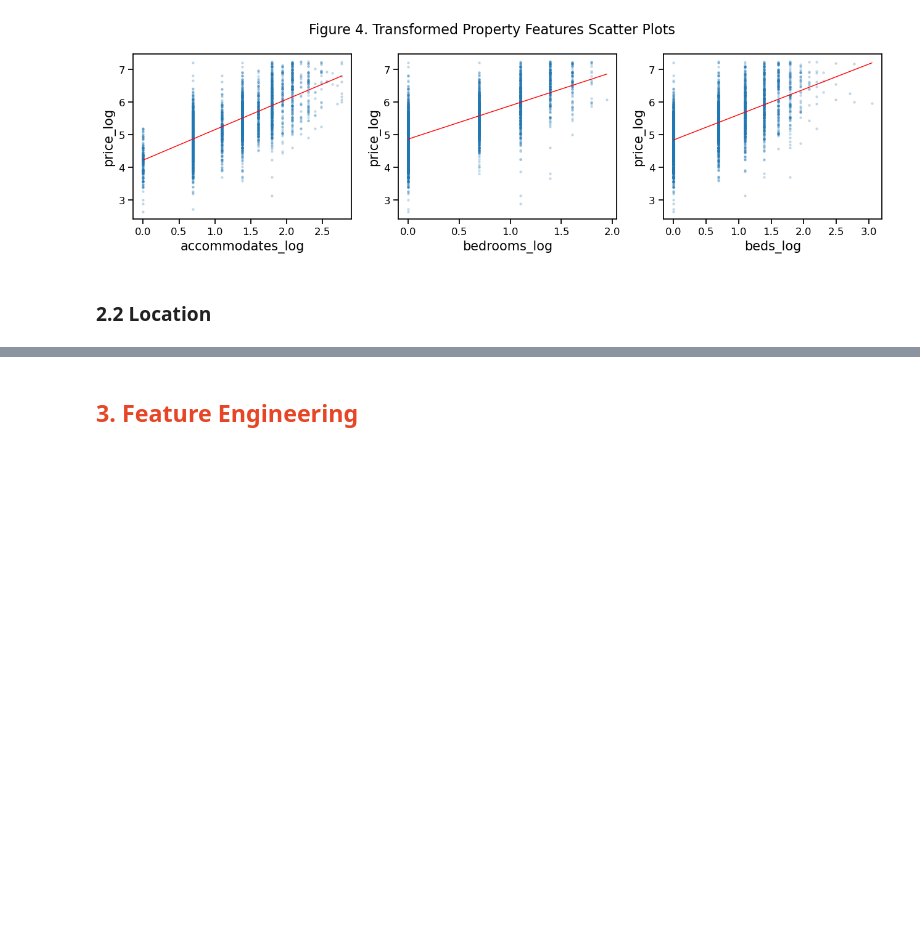
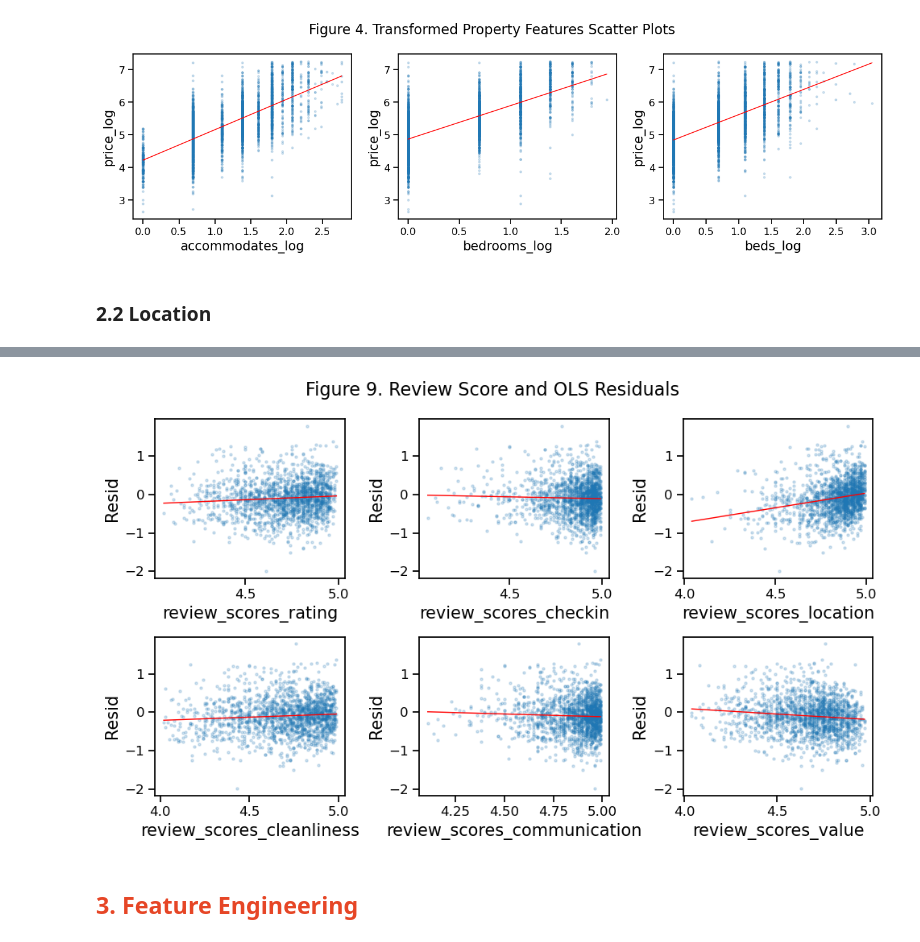
Before and after one commit to Jamielimingzhe/QBUS6810, a Jupyter notebook: QBUS6810_Group18_Notebook.ipynb, the cells around one changed output, grey strips where cells are left out. Drawn from its saved outputs; the diff is of its cells as text; code cells hidden in the pictures; blank space fills up the shorter version.

```diff
--- a/QBUS6810_Group18_Notebook.ipynb
+++ b/QBUS6810_Group18_Notebook.ipynb
@@ -405,0 +366,7 @@ plt.tight_layout()
+# %%
+temp_x = pd.concat([acc_room_bed,type_dummies.iloc[:,-3:]],axis=1)[:4000]
+ols_review = LinearRegression()
+ols_review.fit(temp_x, y_train_log)
+temp_resid = (y_train_log - ols_review.predict(temp_x))
+temp_resid = pd.DataFrame(temp_resid)
+temp_resid.columns=['Resid']
@@ -406,3 +390,18 @@ plt.tight_layout()
+# %%
+select_predictors = ['review_scores_rating', 'review_scores_cleanliness',
+                     'review_scores_checkin', 'review_scores_communication','review_scores_location',
+                     'review_scores_value']#,'number_of_reviews','reviews_per_month'
+
+fig, axs = plt.subplots(2, 3, figsize=(10, 6))
+for i in range(len(select_predictors)):
+    ax = sns.regplot(x=select_predictors[i], y='Resid', ax=axs[i%2][(i//2)%3], data=review_plot_df_filter, ci=None,
+                scatter_kws={'s':5, 'alpha':0.2}, line_kws={'color':'red', 'linewidth':1})
+    ax.ticklabel_format(style='sci', axis='y', scilimits=(0, 0))
+#     ax.set(xlim=(3.5, 5))
+fig.suptitle('Figure 9. Review Score and OLS Residuals', fontsize=16)
+plt.tight_layout()
+# %% [output]
+[figure, added]
 # %%
 # Both Rate Seems to have no relationship with price, they are dropped
 # plt.scatter(train["host_response_rate"],y_train_log)
```
Also changed, not shown: parts of 22 cells of this notebook.
